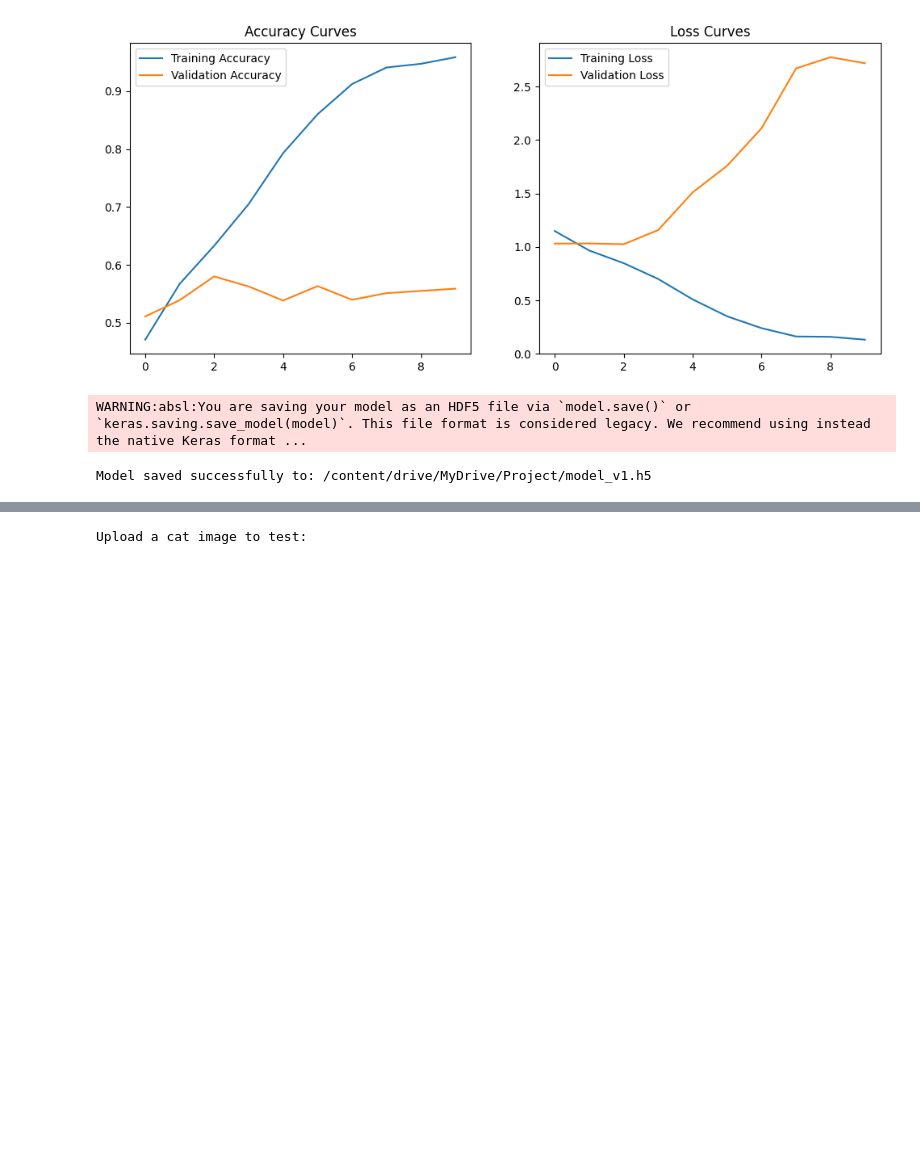
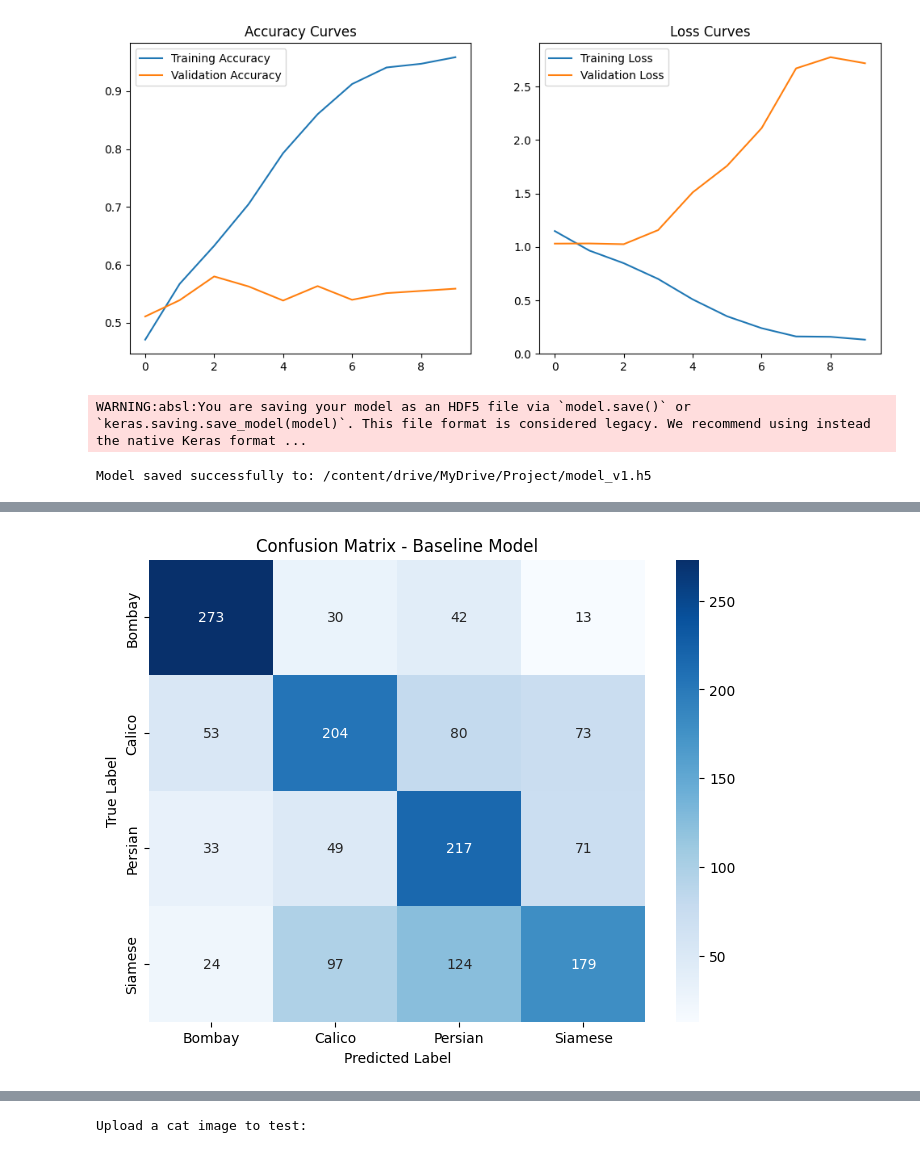
Before and after one commit to hclperera/Cat-Breed-Identification, a Jupyter notebook: Implementation1.ipynb, the cells around one changed output, grey strips where cells are left out. Saved outputs shown, nothing was run; the diff lists cells and outputs as text; code cells hidden in the pictures; blank space fills up the shorter version.

Commit message:
Implemented confusion matrix to visualize breed classification performance

```diff
--- a/Implementation1.ipynb
+++ b/Implementation1.ipynb
@@ -175,3 +175,25 @@ print(f"Model saved successfully to: {model_save_path}")
 # %% [output]
 WARNING:absl:You are saving your model as an HDF5 file via `model.save()` or `keras.saving.save_model(model)`. This file format is considered legacy. We recommend using instead the native Keras format ...
 Model saved successfully to: /content/drive/MyDrive/Project/model_v1.h5
+# %%
+# 1. Get all true labels and predictions from the validation set
+y_true = []
+y_pred = []
+
+for images, labels in val_ds:
+    y_true.extend(labels.numpy())
+    preds = model.predict(images)
+    y_pred.extend(np.argmax(preds, axis=1))
+
+# 2. Create the matrix
+cm = confusion_matrix(y_true, y_pred)
+
+# 3. Plotting
+plt.figure(figsize=(8, 6))
+sns.heatmap(cm, annot=True, fmt='d', cmap='Blues',
+            xticklabels=class_names, yticklabels=class_names)
+plt.xlabel('Predicted Label')
+plt.ylabel('True Label')
+plt.title('Confusion Matrix - Baseline Model')
+plt.show()
+# %% [output]
@@ -177,0 +217 @@ Model saved successfully to: /content/drive/MyDrive/Project/model_v1.h5
+[figure, added]
```
Also changed, not shown: parts of 2 cells of this notebook.
